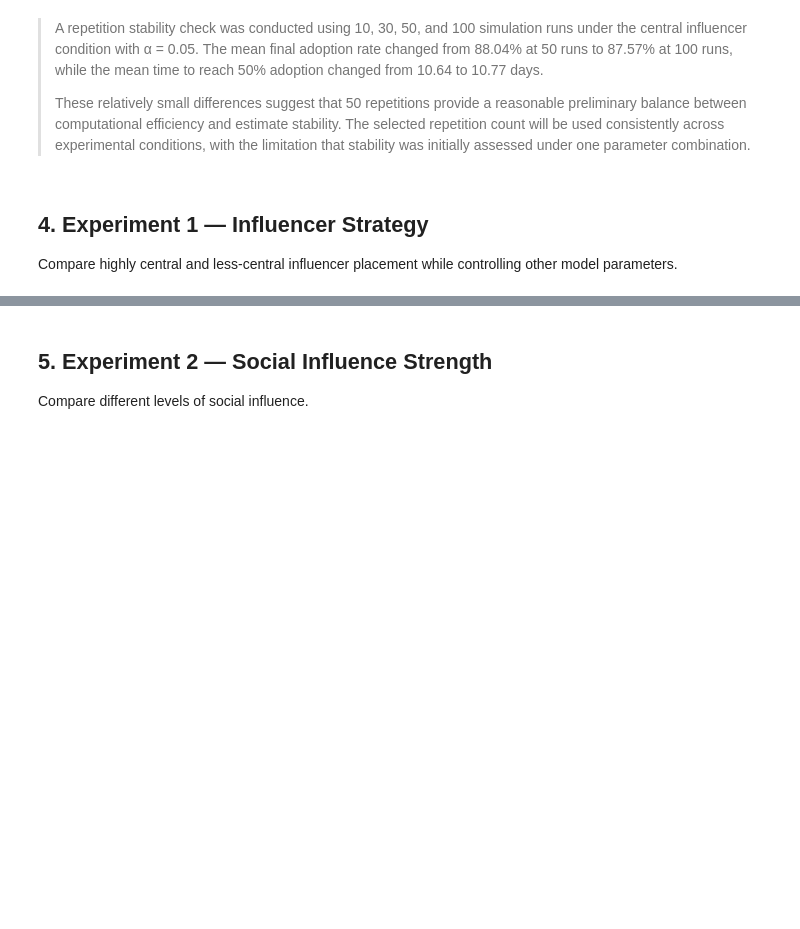
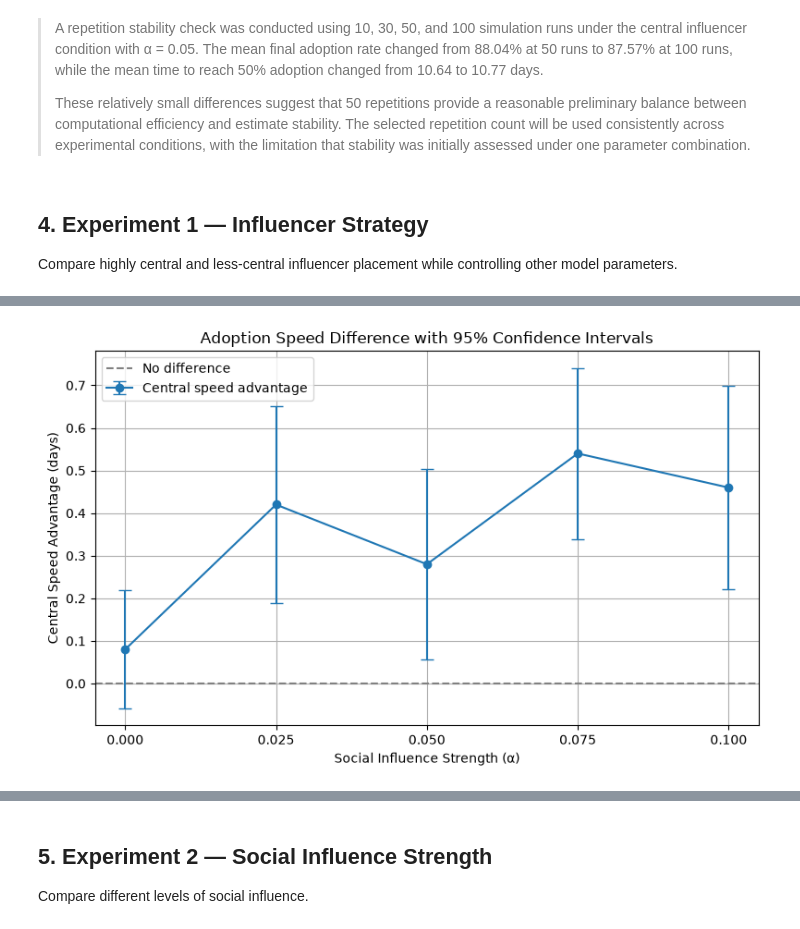
Before and after one commit to tammyweng0/UWA_computational_modelling_project, a Jupyter notebook: notebooks/experiments.ipynb, the cells around one changed output, grey strips where cells are left out. Cells and saved outputs as stored; diff of their text form; code cells hidden in the pictures; blank space fills up the shorter version.

```diff
--- a/notebooks/experiments.ipynb
+++ b/notebooks/experiments.ipynb
@@ -682,0 +1013,44 @@ Compare highly central and less-central influencer placement while controlling o
+# %%
+plt.figure(figsize=(8, 5))
+
+lower_error = (
+    df_speed_paired["mean_speed_advantage"]
+    - df_speed_paired["ci_lower"]
+)
+
+upper_error = (
+    df_speed_paired["ci_upper"]
+    - df_speed_paired["mean_speed_advantage"]
+)
+
+plt.errorbar(
+    df_speed_paired["alpha"],
+    df_speed_paired["mean_speed_advantage"],
+    yerr=[lower_error, upper_error],
+    fmt="o-",
+    capsize=5,
+    label="Central speed advantage"
+)
+
+plt.axhline(
+    0,
+    color="gray",
+    linestyle="--",
+    label="No difference"
+)
+
+plt.xticks(
+    SOCIAL_INFLUENCE_VALUES,
+    [f"{alpha:.3f}" for alpha in SOCIAL_INFLUENCE_VALUES]
+)
+
+plt.xlabel("Social Influence Strength (α)")
+plt.ylabel("Central Speed Advantage (days)")
+plt.title("Adoption Speed Difference with 95% Confidence Intervals")
+
+plt.legend()
+plt.grid(True)
+plt.tight_layout()
+plt.show()
+# %% [output]
+[figure, added]
```
Also changed, not shown: parts of 16 cells of this notebook, 2 other files.
